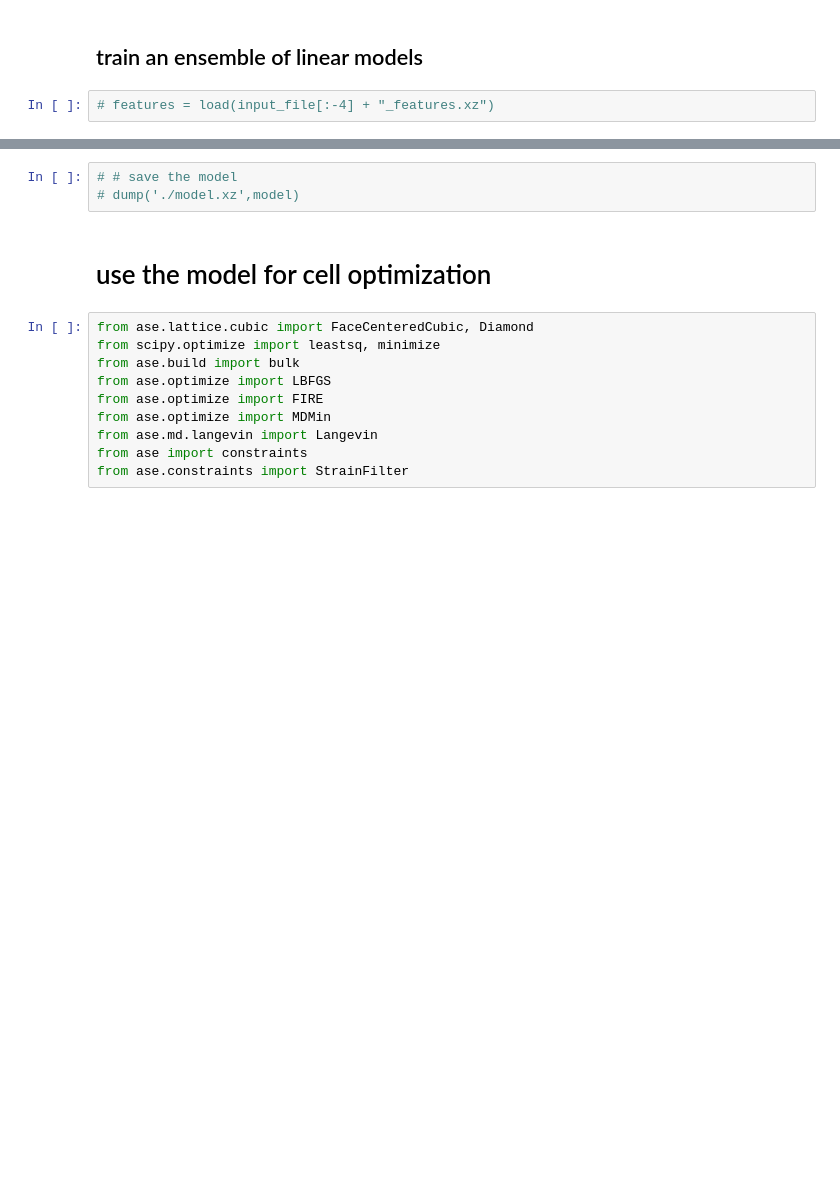
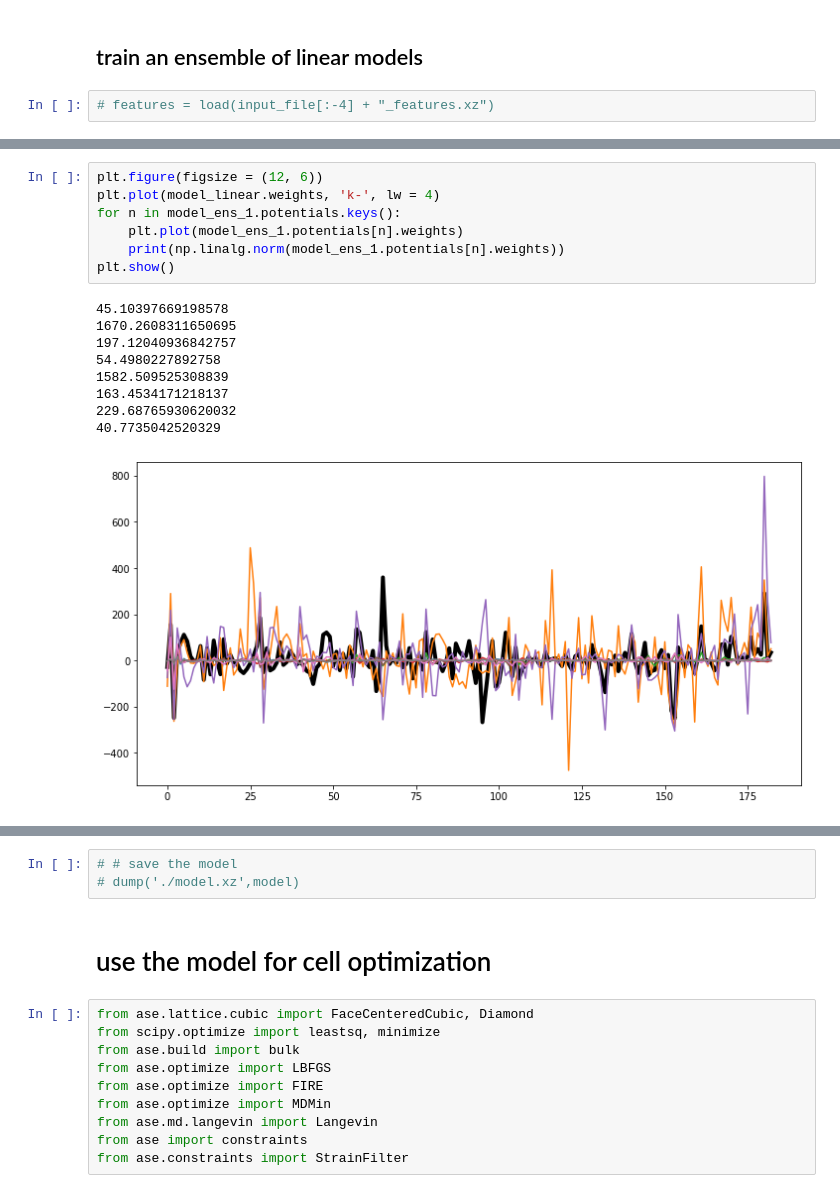
Before and after one commit to ClaudioZeni/Castle, a Jupyter notebook: notebooks/Si_showcase.ipynb, the cells around one changed output, grey strips where cells are left out. Cells and saved outputs as stored; diff of their text form; blank space fills up the shorter version.

```diff
--- a/notebooks/Si_showcase.ipynb
+++ b/notebooks/Si_showcase.ipynb
@@ -134,0 +173,17 @@ model =  train_ensamble_linear_model(tr_features, noise, e_t, f_t,
+# %%
+plt.figure(figsize = (12, 6))
+plt.plot(model_linear.weights, 'k-', lw = 4)
+for n in model_ens_1.potentials.keys():
+    plt.plot(model_ens_1.potentials[n].weights)
+    print(np.linalg.norm(model_ens_1.potentials[n].weights))
+plt.show()
+# %% [output]
+45.10397669198578
+1670.2608311650695
+197.12040936842757
+54.4980227892758
+1582.509525308839
+163.4534171218137
+229.68765930620032
+40.7735042520329
+[figure, added]
```
Also changed, not shown: parts of 12 cells of this notebook, 2 other files.
